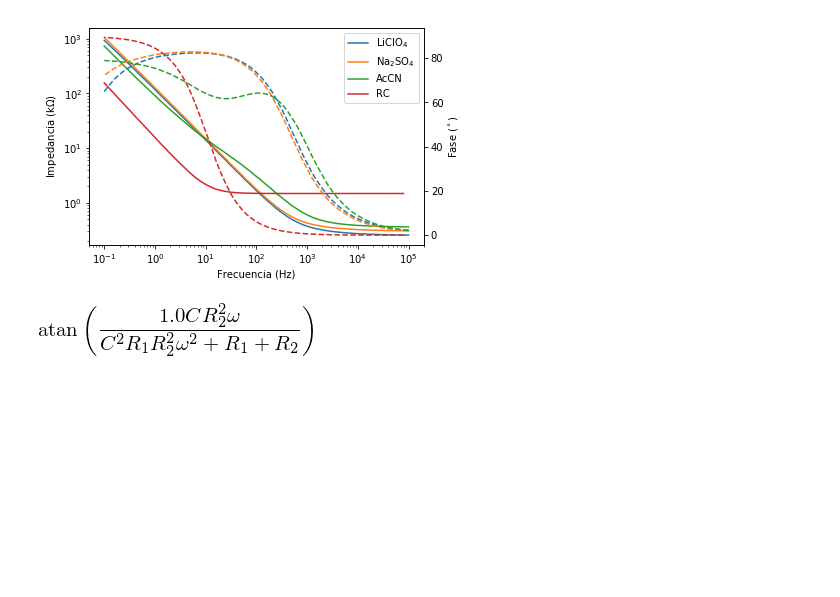
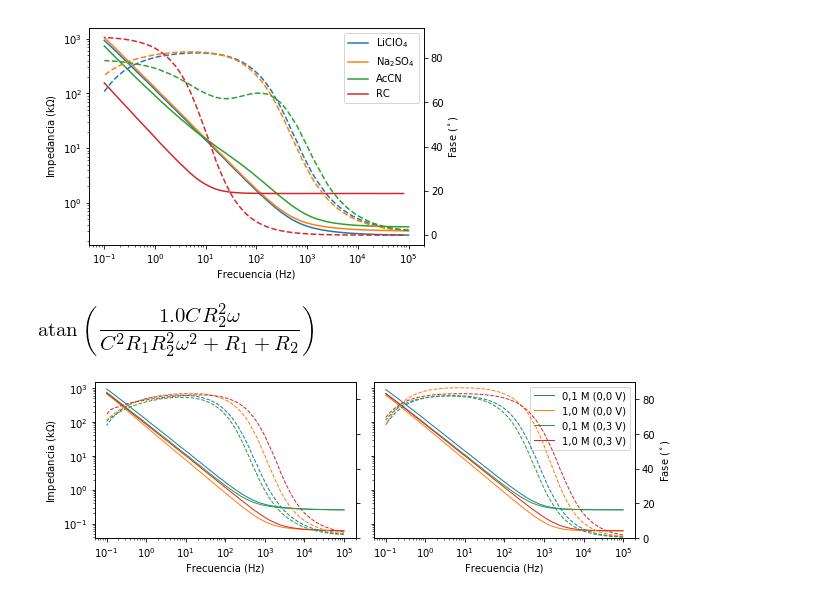
Before and after one commit to jsbarbosa/fqAvanzada, a Jupyter notebook: Impedancias/plots.ipynb, the cells around one changed output. Saved outputs shown, nothing was run; the diff lists cells and outputs as text; code cells hidden in the pictures; blank space fills up the shorter version.

```diff
--- a/Impedancias/plots.ipynb
+++ b/Impedancias/plots.ipynb
@@ -186,3 +186,58 @@ atan = spy.atan(-q)
 atan#.subs(r1, 0)
 # %% [output]
 [figure]
+# %%
+v00m01 = np.genfromtxt('EspectrosSimulados/0V 0,1M LiClO4.txt', skip_header=1)
+v00m10 = np.genfromtxt('EspectrosSimulados/0V 1M LiClO4.txt', skip_header=1)
+
+v03m01 = np.genfromtxt('EspectrosSimulados/0,3V 0,1M LiClO4.txt', skip_header=1)
+v03m10 = np.genfromtxt('EspectrosSimulados/0,3V 1M LiClO4.txt', skip_header=1)
+
+simulated = [v00m01, v00m10, v03m01, v03m10]
+sim = [(abs(v[:,0] + 1j*v[:, 1])/1e3, np.rad2deg(np.arctan(v[:, 1]/v[:, 0]))) for v in simulated]
+freqS = v00m01[:, -1]
+# %%
+fig, (ax1, ax2) = plt.subplots(1, 2, sharey = True, figsize = (9, 3))
+
+voltages = [voltage_1[0], voltage_1[2], voltage_2[0], voltage_2[2]] # 0,1M 0V - 1,0M 0V - 0,1M 0,3V - 1,0M 0,3V
+labels = ["0,1 M (0,0 V)", '1,0 M (0,0 V)', "0,1 M (0,3 V)", '1,0 M (0,3 V)']
+
+mps = [reImToMP(data[sheet] / 1e3) for sheet in voltages]
+lw = 1
+
+ax11 = ax1.twinx()
+ax22 = ax2.twinx()
+
+for i in range(4):
+    m, p = mps[i]
+    c = ax1.plot(freq, m, lw = lw)[0].get_color()
+    ax11.plot(freq, p, "--", lw = lw)
+
+    m, p = sim[i]
+    c = ax2.plot(freq, m, label = labels[i], lw = lw)[0].get_color()
+    ax22.plot(freq, p, "--", lw = lw)
+
+ax1.set_xscale('log')
+ax1.set_yscale('log')
+
+ax11.set_ylim(0, 90)
+ax11.set_yticklabels([])
+
+ax1.set_ylabel('Impedancia (k$\Omega$)')
+ax1.set_xlabel('Frecuencia (Hz)')
+
+ax2.set_xscale('log')
+
+ax2.set_xlabel('Frecuencia (Hz)')
+ax22.set_ylabel('Fase ($^\circ$)')
+
+ax22.set_ylim(0, 90)
+
+ax2.legend()
+
+plt.tight_layout()
+
+plt.savefig("simulaciones.png", dpi = 300)
+plt.show()
+# %% [output]
+[figure, added]
```
Also changed, not shown: 11 other files.
